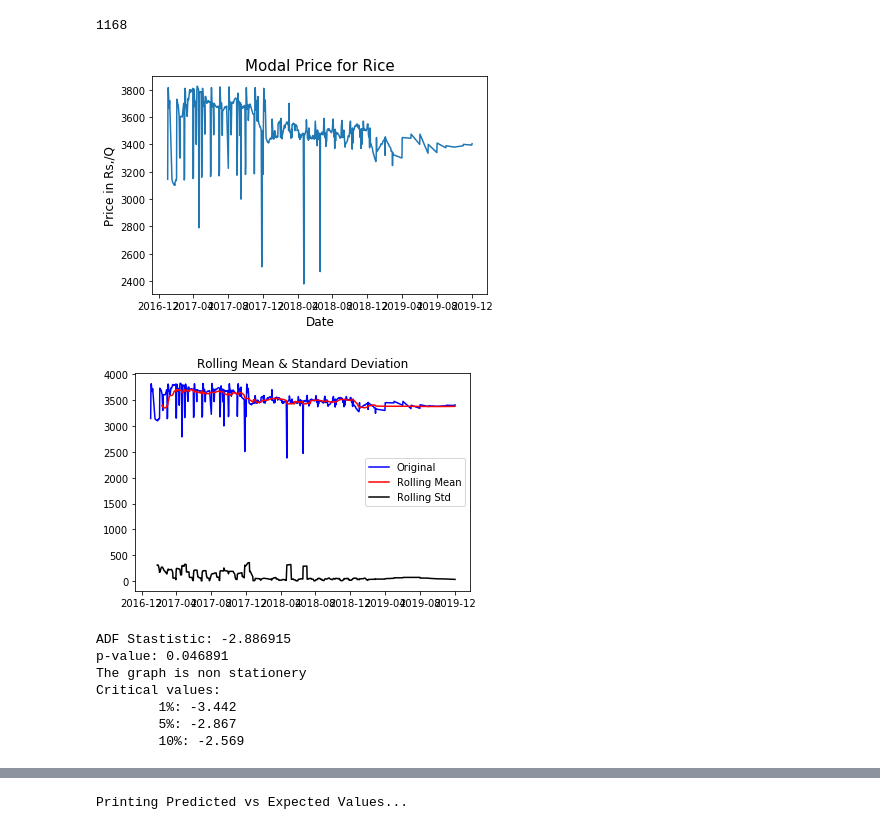
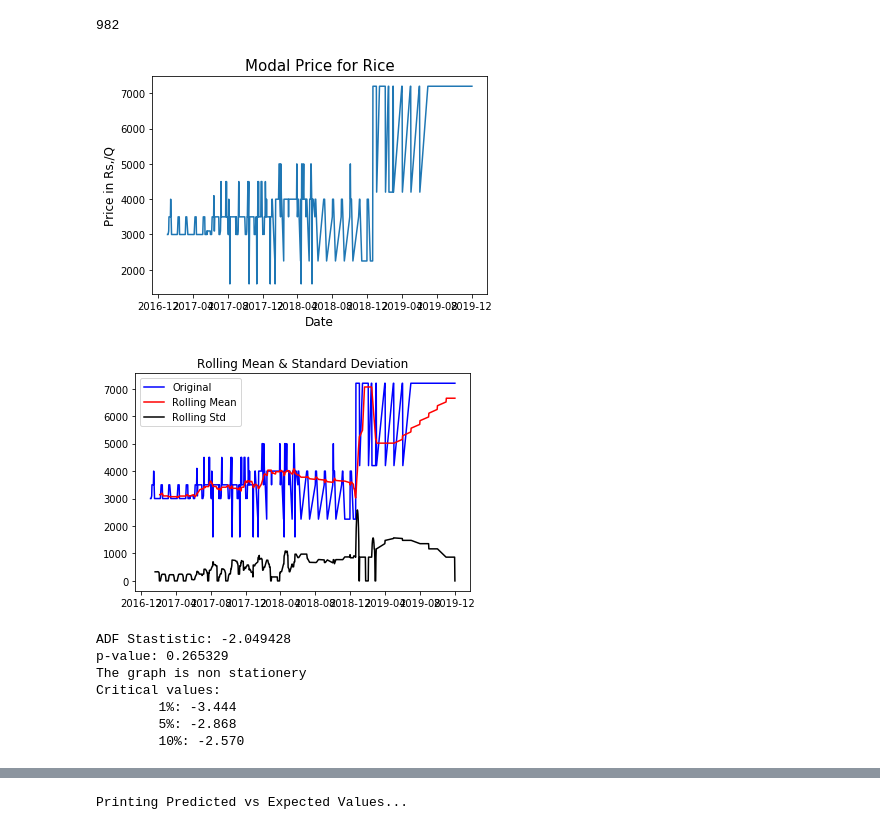
Before and after one commit to Catastrophe101/Ksetrapati-FarmMaestro, a Jupyter notebook: Module-4/PricePredictionARIMA(Module-4).ipynb, the cells around one changed output, grey strips where cells are left out. Saved outputs shown, nothing was run; the diff lists cells and outputs as text; code cells hidden in the pictures.

```diff
--- a/Module-4/PricePredictionARIMA(Module-4).ipynb
+++ b/Module-4/PricePredictionARIMA(Module-4).ipynb
@@ -16,29 +16,29 @@ from sklearn.metrics import mean_squared_error
 # %%
 train=pd.read_excel('RicePrices.xlsx')
 train.head()
 # print(train.isnull().count())
 # Taking data where value is present removing NR in prices
 train=train[(train['Minimum Price(Rs./Quintal)']!="NR")]
-train=train[(train['Market']=="Pal")]
+train=train[(train['Market']=="Murud")]
 
 data = train['Modal Price(Rs./Quintal)']
 Date1 = train['Date']
 train1 = train[['Date','Modal Price(Rs./Quintal)']]
 print(train1.size)
 # print(train1.to_string())
 # Setting the Date as Index
 train2 = train1.set_index('Date')
 train2.sort_index(inplace=True)
 # print (type(train2))
 # print (train2.head())
 plot.plot(train2)
 plot.xlabel('Date', fontsize=12)
 plot.ylabel('Price in Rs,/Q', fontsize=12)
 plot.title("Modal Price for Rice", fontsize=15)
 plot.show()
 # %% [output]
-1168
+982
-[figure, old version]
+[figure, new version]
 # %%
 from statsmodels.tsa.stattools import adfuller
 
@@ -77,14 +77,14 @@ def test_stationarity(x):
 ts = train2['Modal Price(Rs./Quintal)']
 test_stationarity(ts)
 # %% [output]
-[figure, old version]
+[figure, new version]
-ADF Stastistic: -2.886915
-p-value: 0.046891
+ADF Stastistic: -2.049428
+p-value: 0.265329
 The graph is non stationery
 Critical values:
-        1%: -3.442
-        5%: -2.867
-        10%: -2.569
+        1%: -3.444
+        5%: -2.868
+        10%: -2.570
 # %%
 # print(type(ts))
 ts_list=ts.tolist()
```
Also changed, not shown: parts of 8 cells of this notebook, 3 other files.
